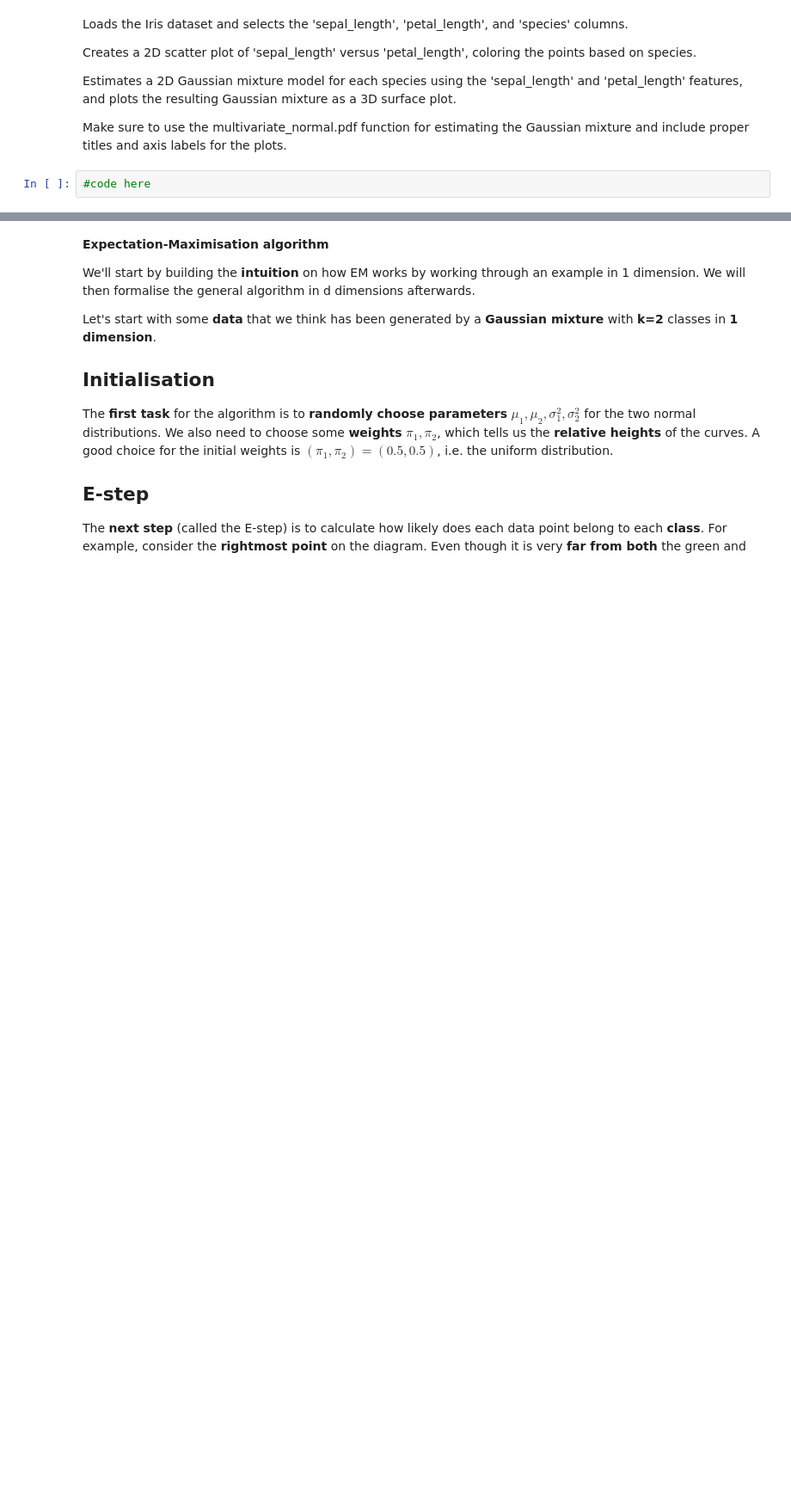
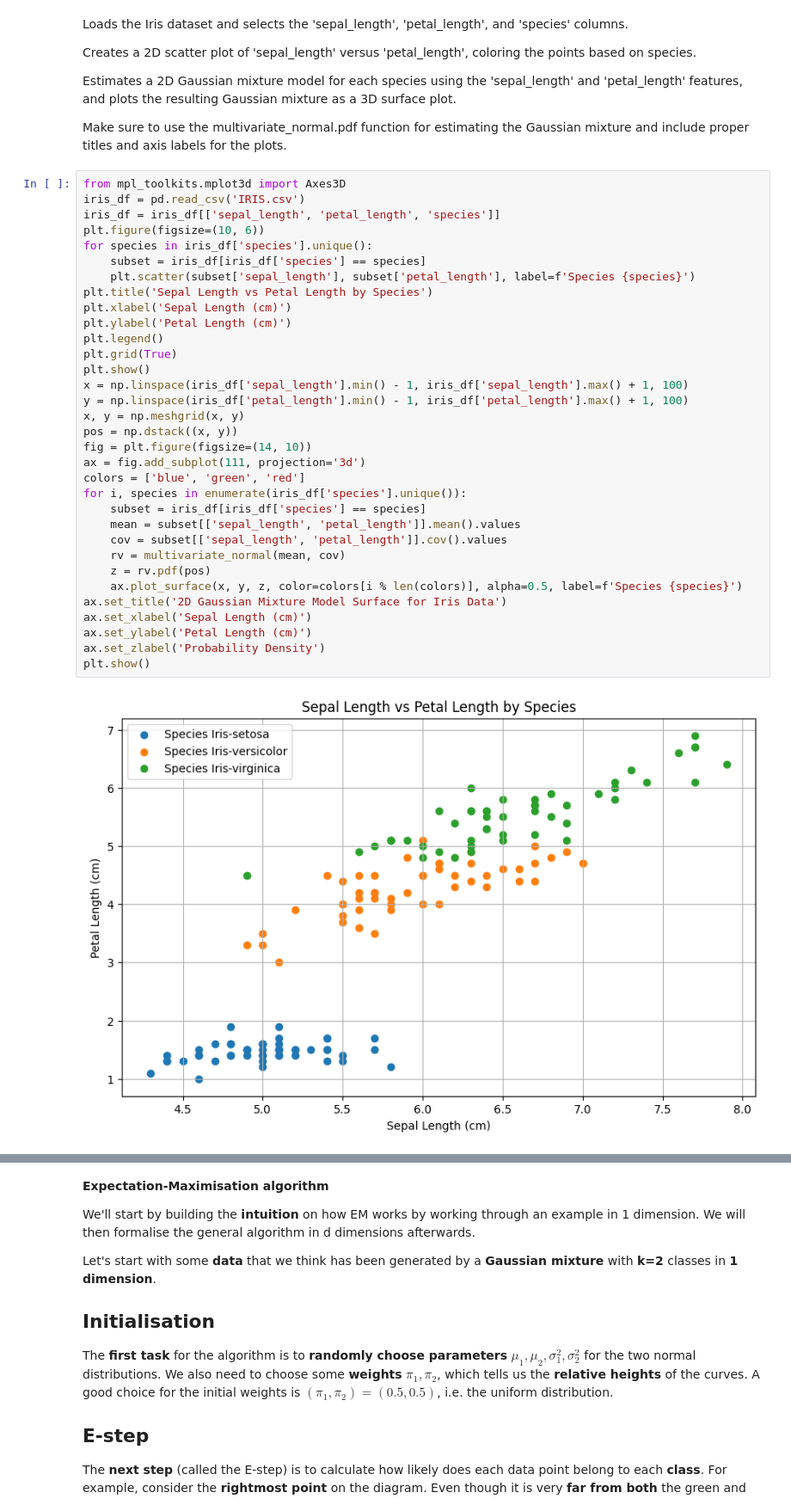
Before and after one commit to AKooshan82/Machine_Learning_14031, a Jupyter notebook: HW2/HW2-ML.ipynb, the cells around one changed output, grey strips where cells are left out. Shown at 86% size. Cells and saved outputs as stored; diff of their text form; blank space fills up the shorter version.

```diff
--- a/HW2/HW2-ML.ipynb
+++ b/HW2/HW2-ML.ipynb
@@ -139,5 +178,38 @@ Creates a 2D scatter plot of 'sepal_length' versus 'petal_length', coloring the
 Estimates a 2D Gaussian mixture model for each species using the 'sepal_length' and 'petal_length' features, and plots the resulting Gaussian mixture as a 3D surface plot.
 
 Make sure to use the multivariate_normal.pdf function for estimating the Gaussian mixture and include proper titles and axis labels for the plots.
-# %%
-#code here
+# %%
+from mpl_toolkits.mplot3d import Axes3D
+iris_df = pd.read_csv('IRIS.csv')
+iris_df = iris_df[['sepal_length', 'petal_length', 'species']]
+plt.figure(figsize=(10, 6))
+for species in iris_df['species'].unique():
+    subset = iris_df[iris_df['species'] == species]
+    plt.scatter(subset['sepal_length'], subset['petal_length'], label=f'Species {species}')
+plt.title('Sepal Length vs Petal Length by Species')
+plt.xlabel('Sepal Length (cm)')
+plt.ylabel('Petal Length (cm)')
+plt.legend()
+plt.grid(True)
+plt.show()
+x = np.linspace(iris_df['sepal_length'].min() - 1, iris_df['sepal_length'].max() + 1, 100)
+y = np.linspace(iris_df['petal_length'].min() - 1, iris_df['petal_length'].max() + 1, 100)
+x, y = np.meshgrid(x, y)
+pos = np.dstack((x, y))
+fig = plt.figure(figsize=(14, 10))
+ax = fig.add_subplot(111, projection='3d')
+colors = ['blue', 'green', 'red']
+for i, species in enumerate(iris_df['species'].unique()):
+    subset = iris_df[iris_df['species'] == species]
+    mean = subset[['sepal_length', 'petal_length']].mean().values
+    cov = subset[['sepal_length', 'petal_length']].cov().values
+    rv = multivariate_normal(mean, cov)
+    z = rv.pdf(pos)
+    ax.plot_surface(x, y, z, color=colors[i % len(colors)], alpha=0.5, label=f'Species {species}')
+ax.set_title('2D Gaussian Mixture Model Surface for Iris Data')
+ax.set_xlabel('Sepal Length (cm)')
+ax.set_ylabel('Petal Length (cm)')
+ax.set_zlabel('Probability Density')
+plt.show()
+# %% [output]
+[figure, added]
```
Also changed, not shown: parts of 18 cells of this notebook.
